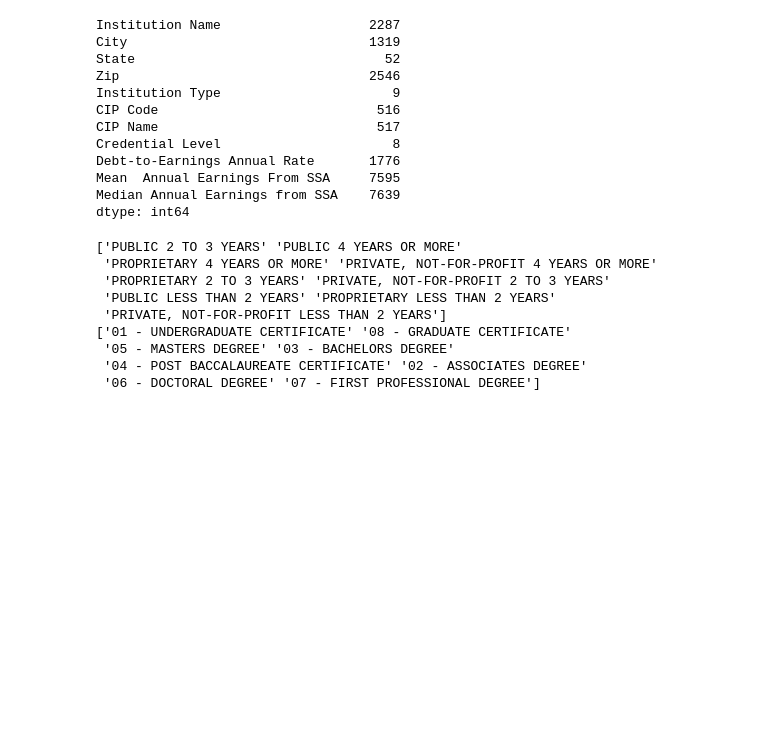
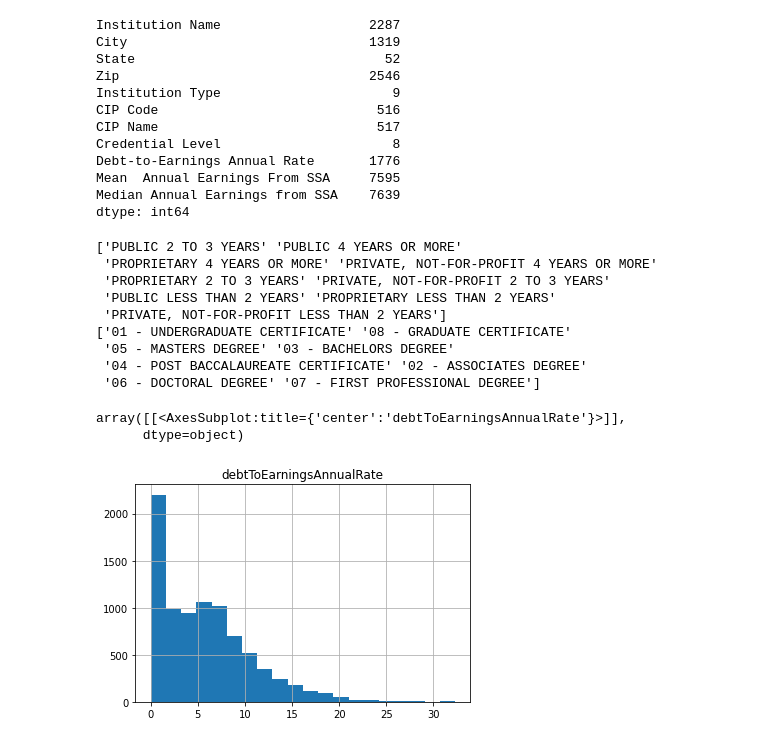
Before and after one commit to hr23232323/sf-interview-webapp, a Jupyter notebook: misc/Debt to Earning Data Exploration & Cleaning.ipynb, the cells around one changed output. Saved outputs shown, nothing was run; the diff lists cells and outputs as text; code cells hidden in the pictures; blank space fills up the shorter version.

```diff
--- a/misc/Debt to Earning Data Exploration & Cleaning.ipynb
+++ b/misc/Debt to Earning Data Exploration & Cleaning.ipynb
@@ -171,2 +182,8 @@ df.rename(columns={
     "Median Annual Earnings from SSA" : "medianAnnualEarningsfromSsa"
 }, inplace=True)
+# %%
+df.hist(column=['debtToEarningsAnnualRate'], bins=20)
+# %% [output]
+array([[<AxesSubplot:title={'center':'debtToEarningsAnnualRate'}>]],
+      dtype=object)
+[figure, added]
```
Also changed, not shown: parts of 4 cells of this notebook.
